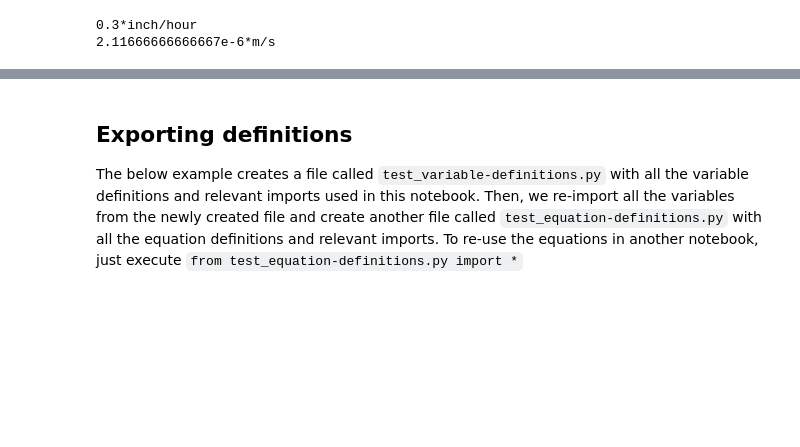
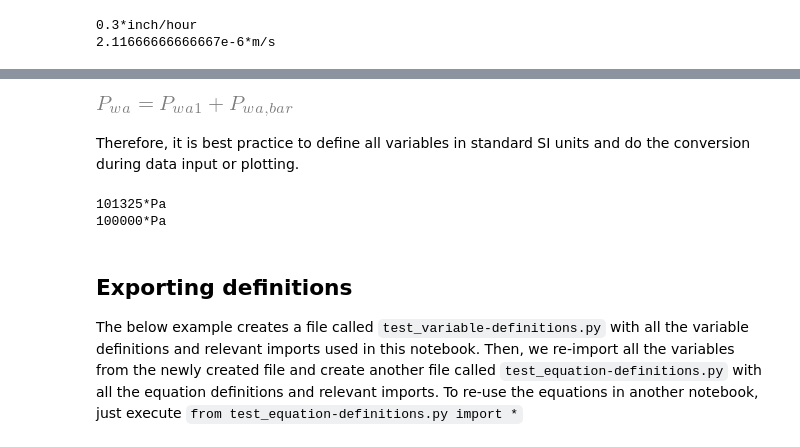
Before and after one commit to environmentalscience/essm, a Jupyter notebook: docs/examples/api_features.ipynb, the cells around one changed output, grey strips where cells are left out. Drawn from its saved outputs; the diff is of its cells as text; code cells hidden in the pictures; blank space fills up the shorter version.

```diff
--- a/docs/examples/api_features.ipynb
+++ b/docs/examples/api_features.ipynb
@@ -636,3 +660,21 @@ print(convert_to(value1*unit1, unit2))
+# %%
+try:
+    class eq_Pwab_Pwa(Equation):
+        """Test equation using variables with same dimensions but different units"""
+        expr = Eq(P_wa, P_wa1 + P_wa_bar)
+    display(eq_Pwab_Pwa)
+except Exception as e1:
+    print(e1)
+# %% [output]
+[figure, added]
+# %% [markdown]
+Therefore, it is best practice to define all variables in standard SI units and do the conversion during data input or plotting.
+# %%
+print(convert_to(P_wa_atm.definition.unit, P_wa.definition.unit))
+print(convert_to(P_wa_bar.definition.unit, P_wa.definition.unit))
+# %% [output]
+101325*Pa
+100000*Pa
 # %% [markdown]
 ## Exporting definitions
 The below example creates a file called `test_variable-definitions.py` with all the variable definitions and
```
Also changed, not shown: parts of 26 cells of this notebook, 1 other file.
